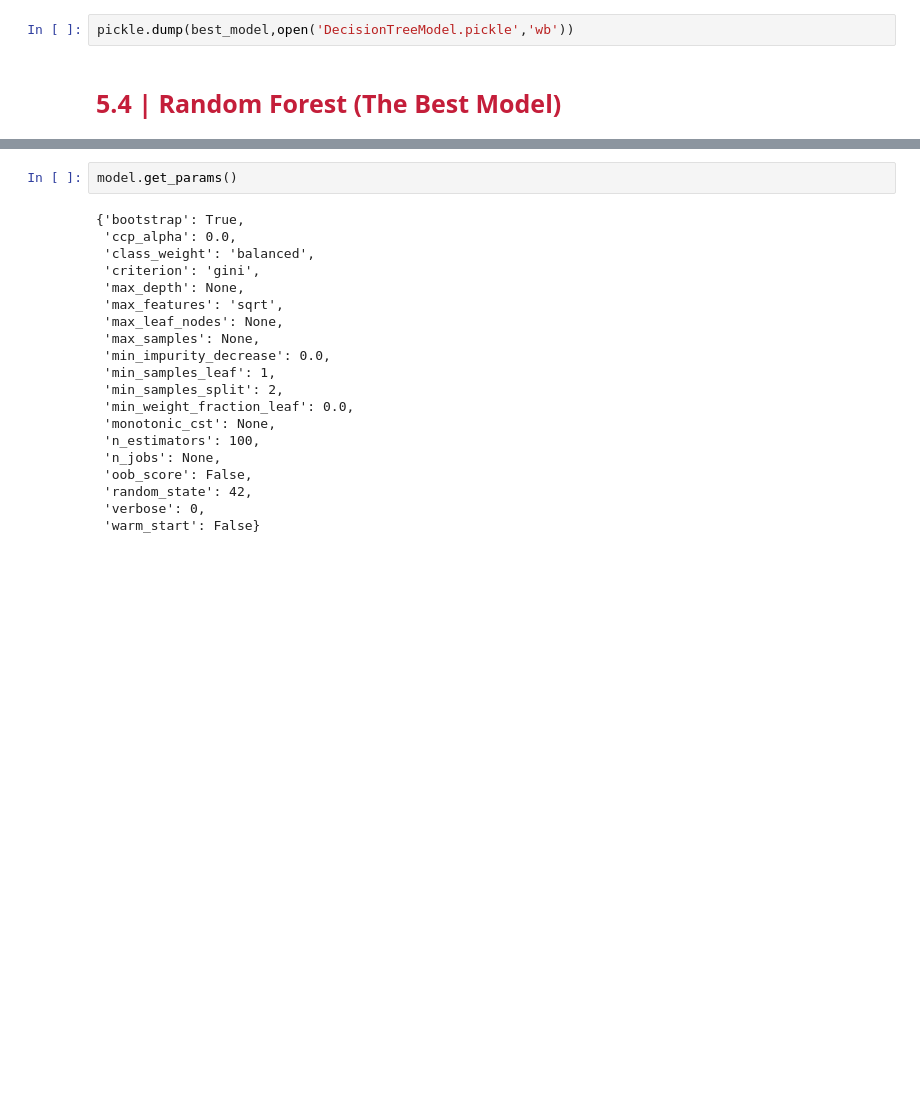
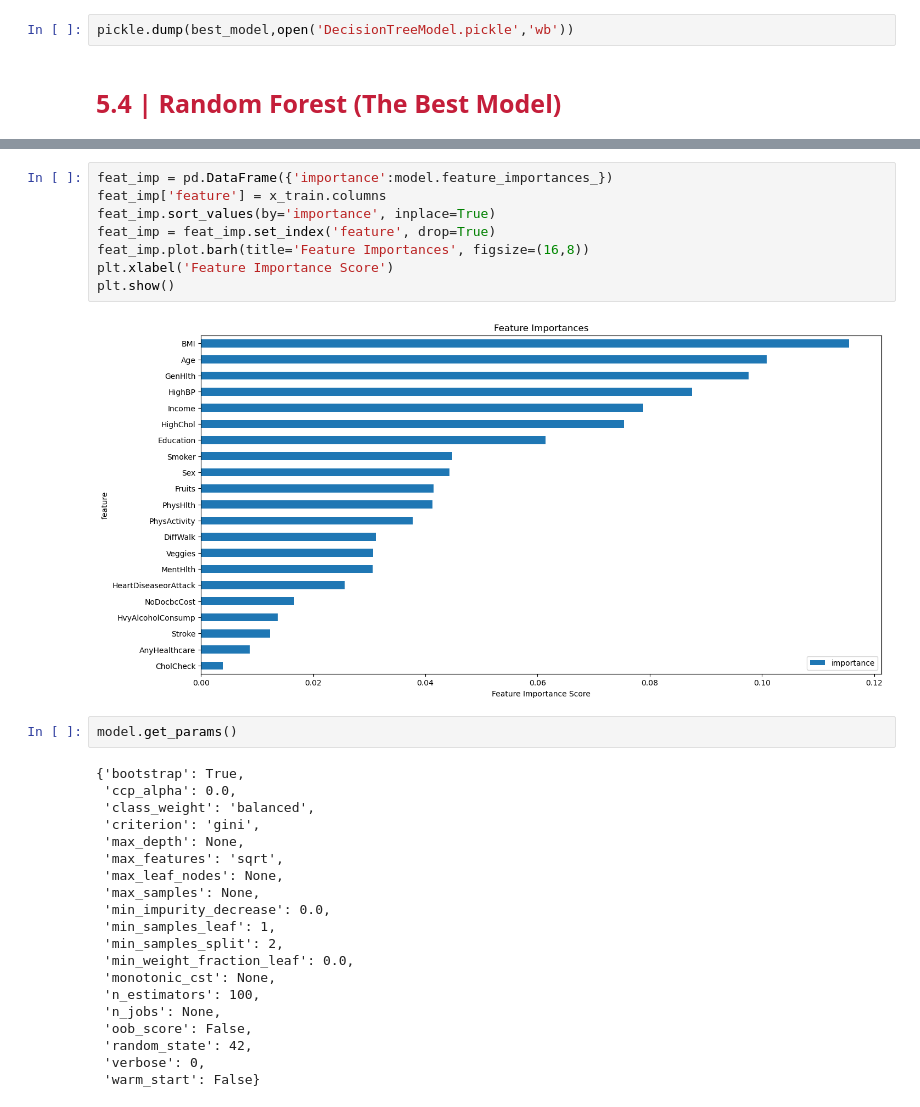
Before and after one commit to paya-alavi77/Diabetes, a Jupyter notebook: Diabetes.ipynb, the cells around one changed output, grey strips where cells are left out. Saved outputs shown, nothing was run; the diff lists cells and outputs as text; blank space fills up the shorter version.

```diff
--- a/Diabetes.ipynb
+++ b/Diabetes.ipynb
@@ -1010,3 +1034,13 @@ weighted avg       0.92      0.92      0.92    114033
+# %%
+feat_imp = pd.DataFrame({'importance':model.feature_importances_})
+feat_imp['feature'] = x_train.columns
+feat_imp.sort_values(by='importance', inplace=True)
+feat_imp = feat_imp.set_index('feature', drop=True)
+feat_imp.plot.barh(title='Feature Importances', figsize=(16,8))
+plt.xlabel('Feature Importance Score')
+plt.show()
+# %% [output]
+[figure, added]
 # %%
 model.get_params()
 # %% [output]
```
Also changed, not shown: parts of 8 cells of this notebook.
